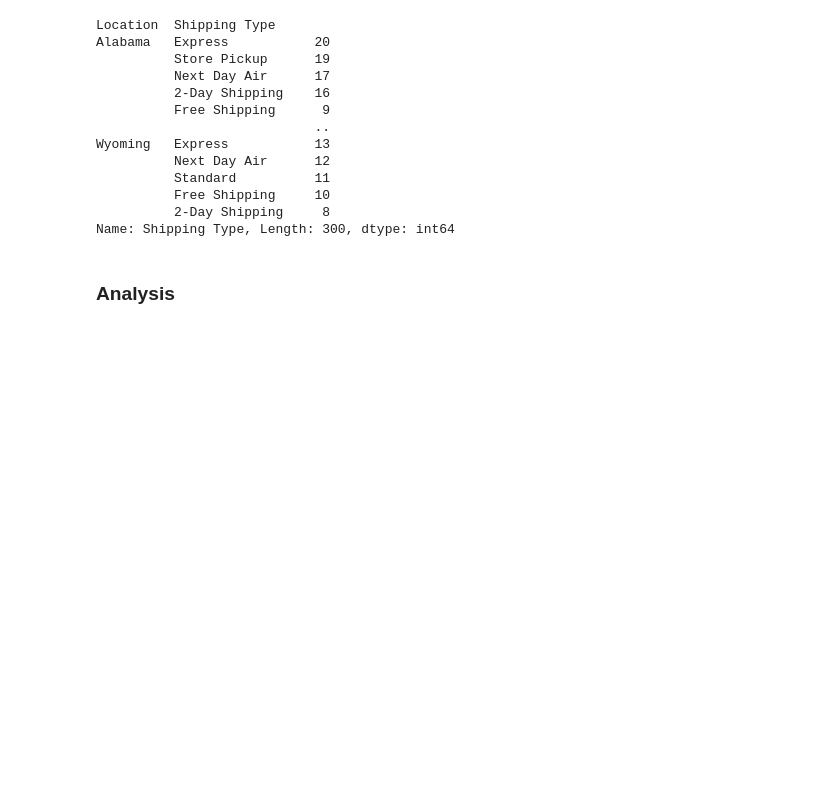
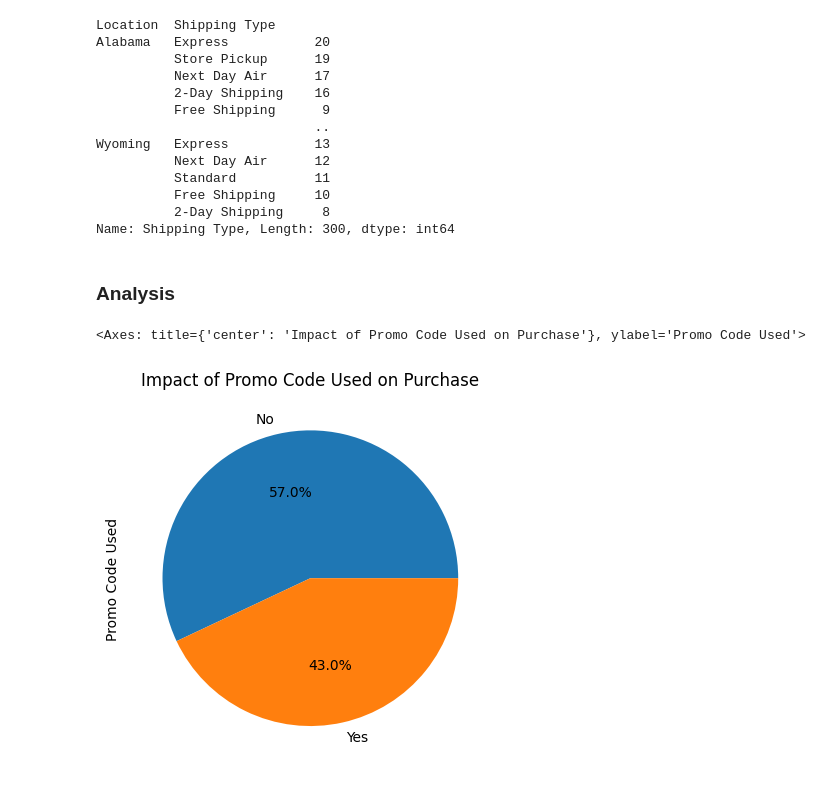
Before and after one commit to HAdeelAli11/masar, a Jupyter notebook: Untitled13.ipynb, the cells around one changed output. Saved outputs shown, nothing was run; the diff lists cells and outputs as text; code cells hidden in the pictures; blank space fills up the shorter version.

```diff
--- a/Untitled13.ipynb
+++ b/Untitled13.ipynb
@@ -182,7 +182,7 @@ df.head()
 | 3 | 3 | 4 | 21 | Male | Sandals | 90 | Rhode Island | M | ... |
 | 4 | 4 | 5 | 45 | Male | Blouse | 49 | Oregon | M | ... |
 # %%
-df['Gender'] = df['Gender'].replace({'M': 1})
+df['Gender'] = df['Gender'].replace({'M': 0})
 # %%
 df.head()
 # %% [output]
@@ -211,3 +211,9 @@ Wyoming   Express           13
 Name: Shipping Type, Length: 300, dtype: int64
 # %% [markdown]
 ### **Analysis**
+# %%
+promocode_used = df["Promo Code Used"].value_counts()
+promocode_used.plot(kind = "pie", autopct = '%.1f%%', title = "Impact of Promo Code Used on Purchase")
+# %% [output]
+<Axes: title={'center': 'Impact of Promo Code Used on Purchase'}, ylabel='Promo Code Used'>
+[figure, added]
```
Also changed, not shown: parts of 4 cells of this notebook.
